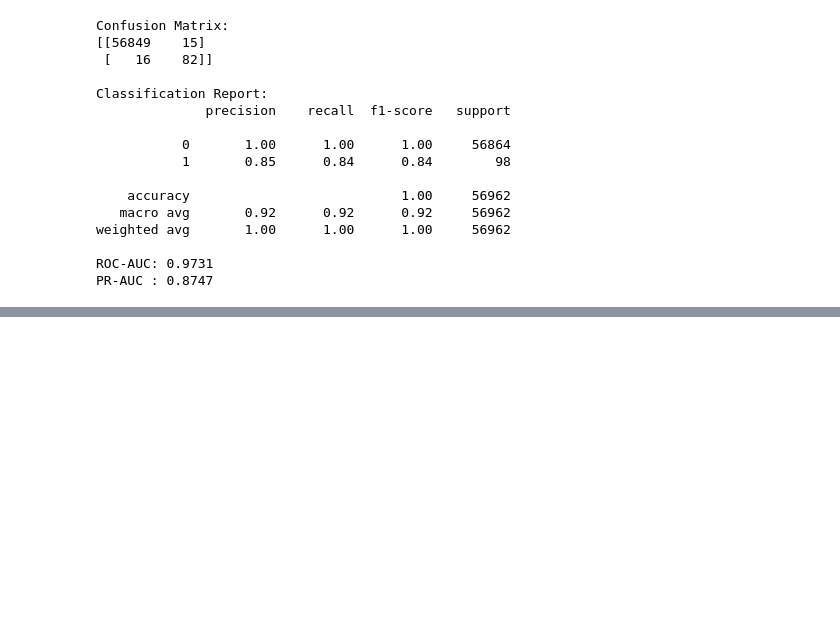
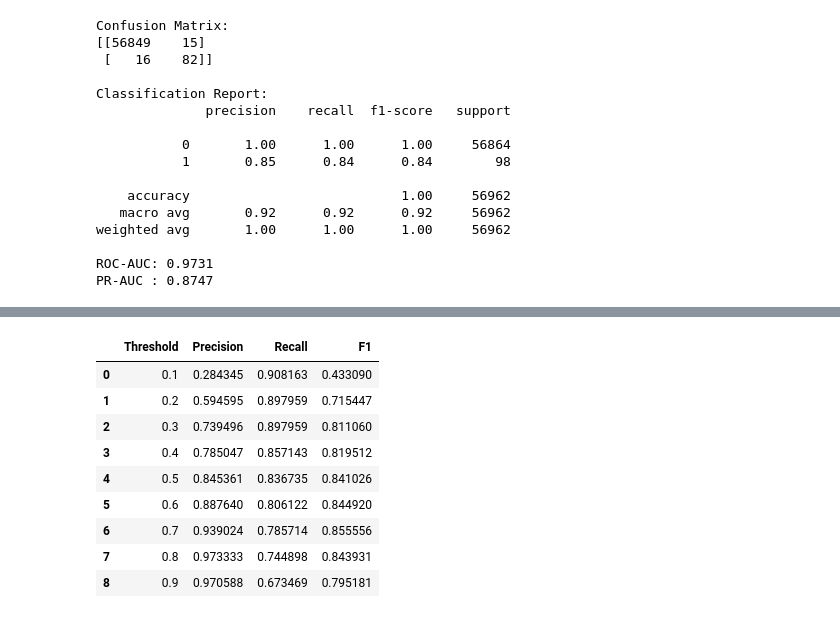
Before and after one commit to Shiri001/Credit-Card-Fraud-Detection-System, a Jupyter notebook: notebooks/01_EDA.ipynb, the cells around one changed output, grey strips where cells are left out. Cells and saved outputs as stored; diff of their text form; code cells hidden in the pictures; blank space fills up the shorter version.

```diff
--- a/notebooks/01_EDA.ipynb
+++ b/notebooks/01_EDA.ipynb
@@ -932,0 +998,42 @@ PR-AUC : 0.8747
+# %%
+import numpy as np
+import pandas as pd
+
+from sklearn.metrics import precision_score, recall_score, f1_score
+
+thresholds = np.arange(0.1, 1.0, 0.1)
+
+results = []
+
+for threshold in thresholds:
+
+    y_pred_threshold = (y_prob_rf >= threshold).astype(int)
+
+    precision = precision_score(y_test, y_pred_threshold)
+    recall = recall_score(y_test, y_pred_threshold)
+    f1 = f1_score(y_test, y_pred_threshold)
+
+    results.append([
+        threshold,
+        precision,
+        recall,
+        f1
+    ])
+
+threshold_results = pd.DataFrame(
+    results,
+    columns=["Threshold", "Precision", "Recall", "F1"]
+)
+
+threshold_results
+# %% [output]
+|  | Threshold | Precision | Recall | F1 |
+| 0 | 0.1 | 0.284345 | 0.908163 | 0.433090 |
+| 1 | 0.2 | 0.594595 | 0.897959 | 0.715447 |
+| 2 | 0.3 | 0.739496 | 0.897959 | 0.811060 |
+| 3 | 0.4 | 0.785047 | 0.857143 | 0.819512 |
+| 4 | 0.5 | 0.845361 | 0.836735 | 0.841026 |
+| 5 | 0.6 | 0.887640 | 0.806122 | 0.844920 |
+| 6 | 0.7 | 0.939024 | 0.785714 | 0.855556 |
+| 7 | 0.8 | 0.973333 | 0.744898 | 0.843931 |
+| 8 | 0.9 | 0.970588 | 0.673469 | 0.795181 |
```
Also changed, not shown: parts of 8 cells of this notebook, 2 other files.
